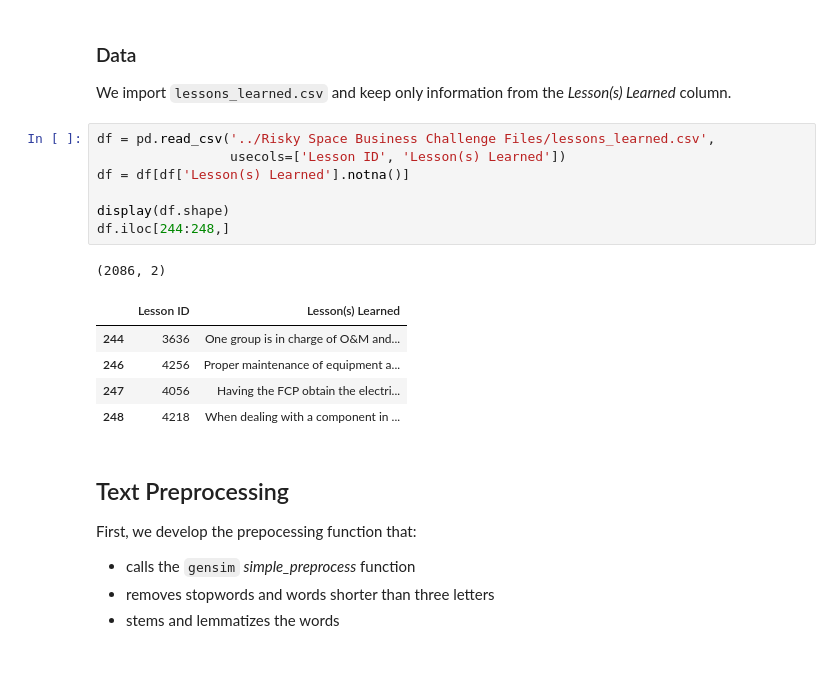
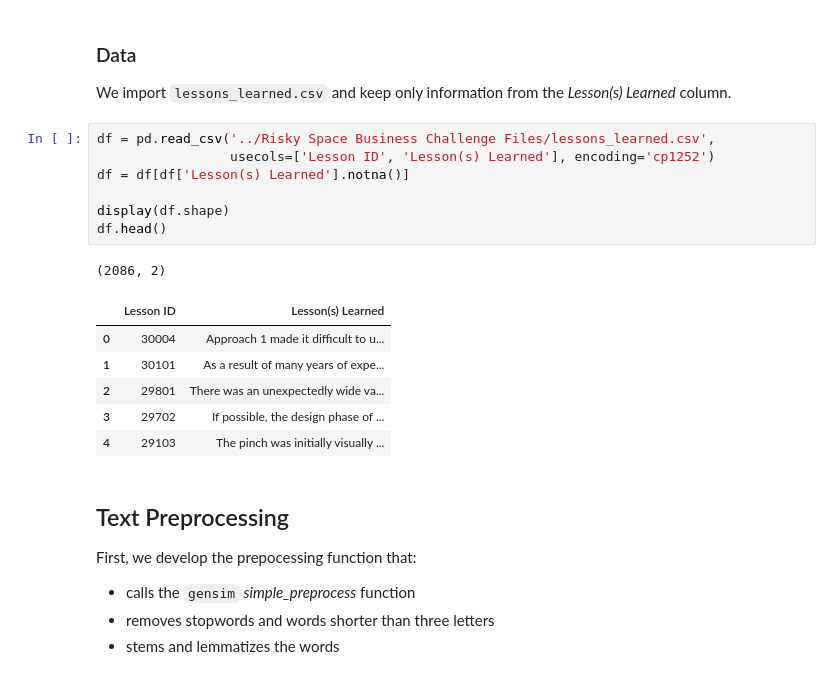
Before and after one commit to ainesh1993/riskyspacebusiness, a Jupyter notebook: notebooks/GenerateRiskTarget.ipynb, the cells around one changed output. Saved outputs shown, nothing was run; the diff lists cells and outputs as text.

```diff
--- a/notebooks/GenerateRiskTarget.ipynb
+++ b/notebooks/GenerateRiskTarget.ipynb
@@ -59,18 +60,19 @@ True
 We import `lessons_learned.csv` and keep only information from the _Lesson(s) Learned_ column.
 # %%
 df = pd.read_csv('../Risky Space Business Challenge Files/lessons_learned.csv',
-                 usecols=['Lesson ID', 'Lesson(s) Learned'])
+                 usecols=['Lesson ID', 'Lesson(s) Learned'], encoding='cp1252')
 df = df[df['Lesson(s) Learned'].notna()]
 
 display(df.shape)
-df.iloc[244:248,]
+df.head()
 # %% [output]
 (2086, 2)
 |  | Lesson ID | Lesson(s) Learned |
-| 244 | 3636 | One group is in charge of O&M and... |
-| 246 | 4256 | Proper maintenance of equipment a... |
-| 247 | 4056 | Having the FCP obtain the electri... |
-| 248 | 4218 | When dealing with a component in ... |
+| 0 | 30004 | Approach 1 made it difficult to u... |
+| 1 | 30101 | As a result of many years of expe... |
+| 2 | 29801 | There was an unexpectedly wide va... |
+| 3 | 29702 | If possible, the design phase of ... |
+| 4 | 29103 | The pinch was initially visually ... |
 # %% [markdown]
 <a class="anchor" id="step-2"></a>
 
```
Also changed, not shown: parts of 26 cells of this notebook, 2 other files.
